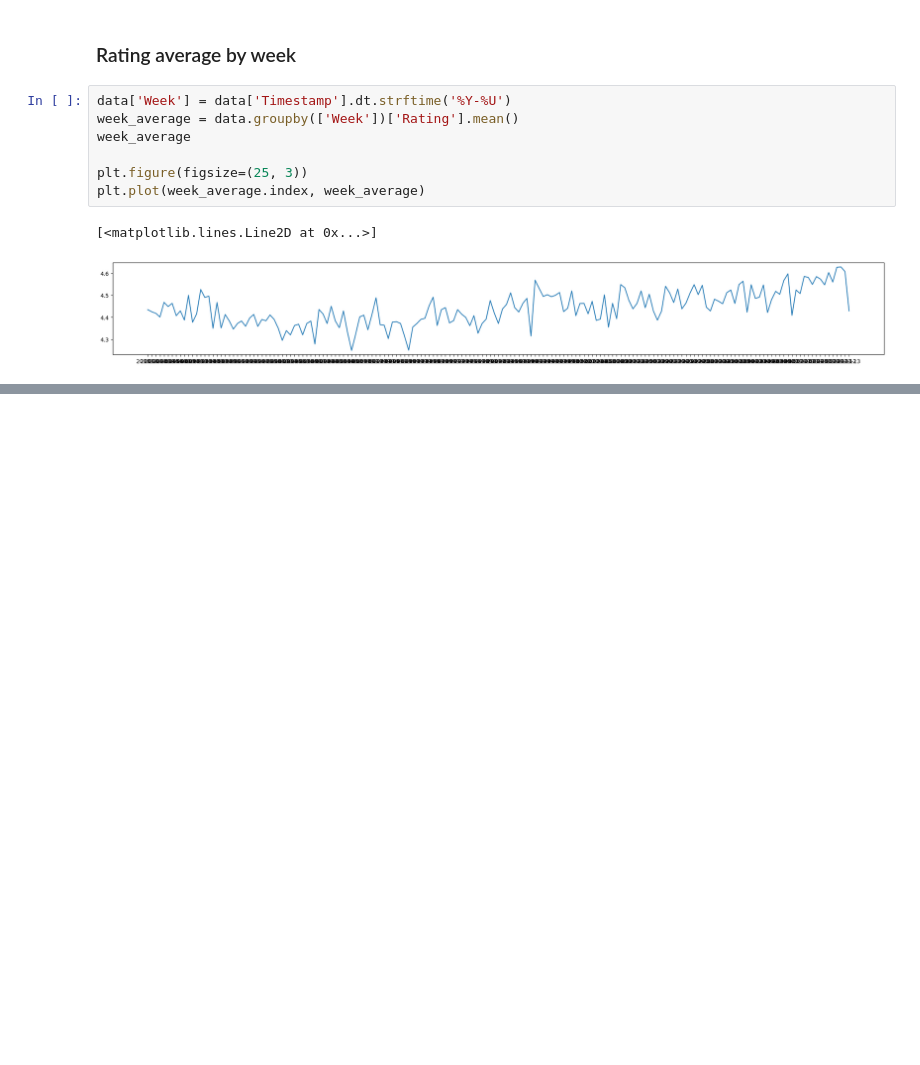
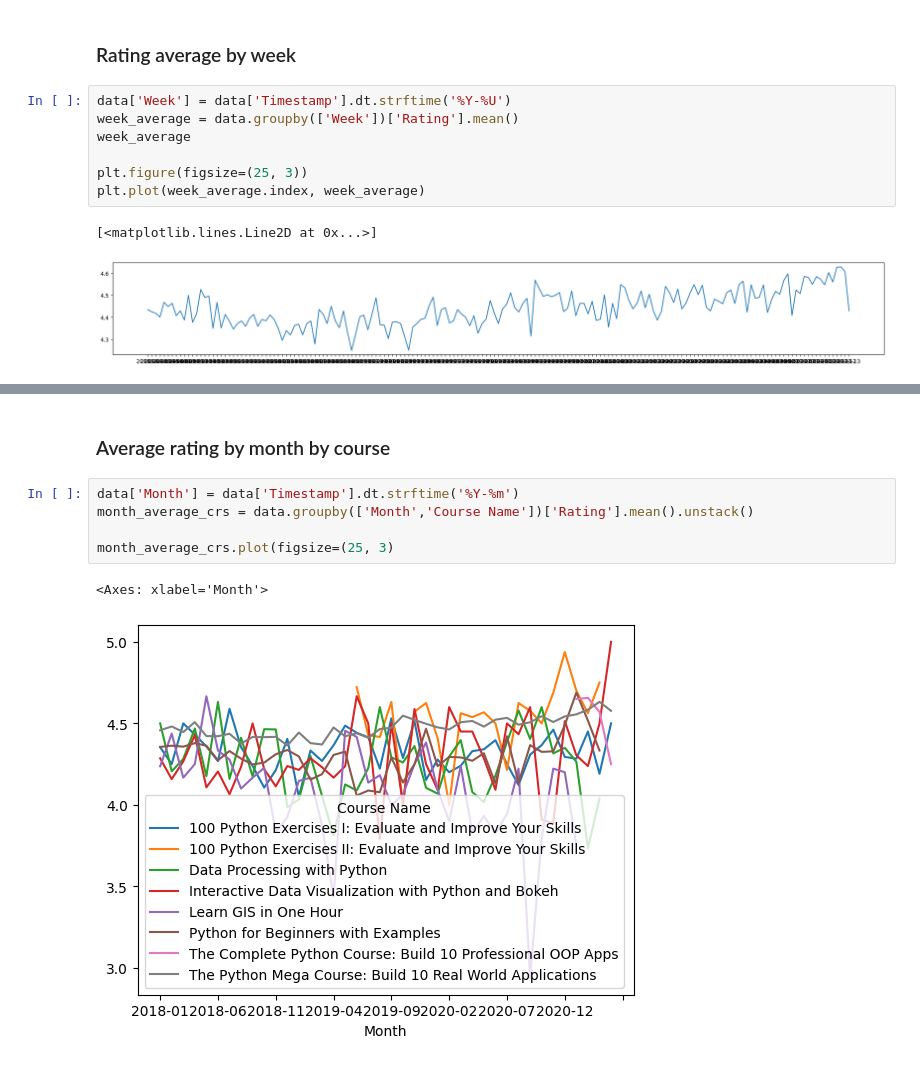
Before and after one commit to kingamal/data_visualization, a Jupyter notebook: plotting.ipynb, the cells around one changed output, grey strips where cells are left out. Cells and saved outputs as stored; diff of their text form; blank space fills up the shorter version.

```diff
--- a/plotting.ipynb
+++ b/plotting.ipynb
@@ -59,0 +72,10 @@ plt.plot(week_average.index, week_average)
+# %% [markdown]
+### Average rating by month by course
+# %%
+data['Month'] = data['Timestamp'].dt.strftime('%Y-%m')
+month_average_crs = data.groupby(['Month','Course Name'])['Rating'].mean().unstack()
+
+month_average_crs.plot(figsize=(25, 3)
+# %% [output]
+<Axes: xlabel='Month'>
+[figure, added]
```
Also changed, not shown: parts of 2 cells of this notebook.
